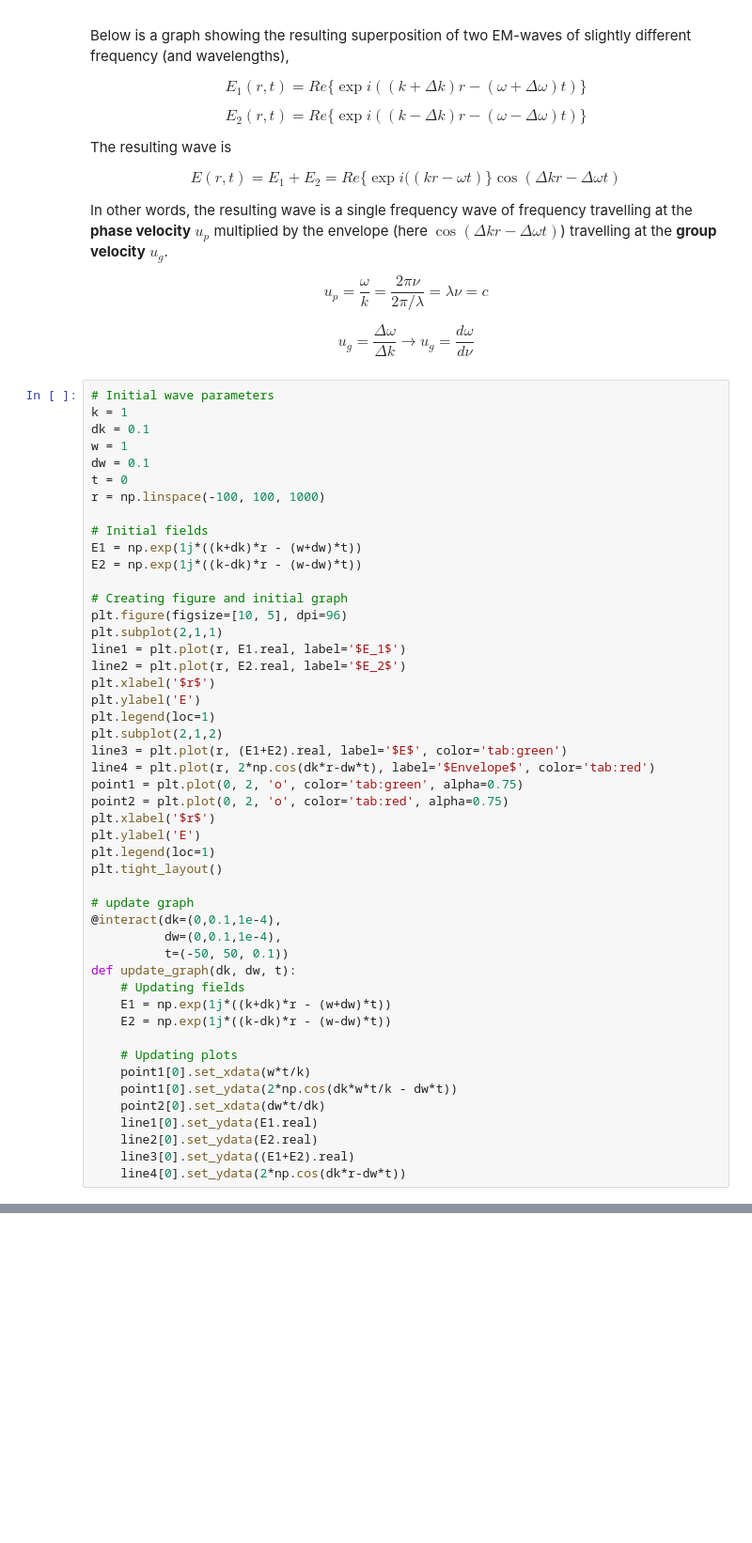
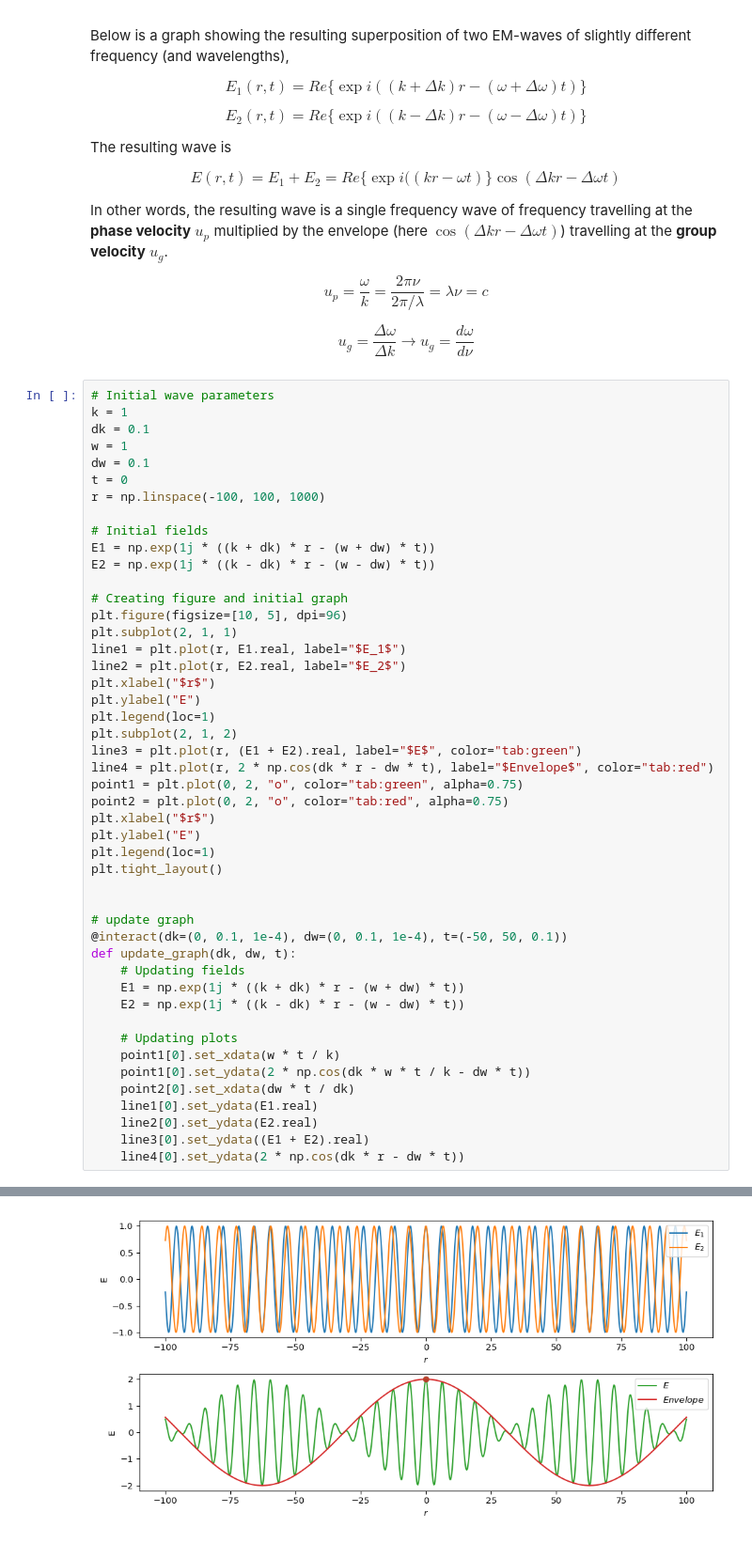
Before and after one commit to mr-sheg/PHS2223, a Jupyter notebook: Demo - waves and interference.ipynb, the cells around one changed output, grey strips where cells are left out. Shown at 94% size. Saved outputs shown, nothing was run; the diff lists cells and outputs as text; blank space fills up the shorter version.

```diff
--- a/Demo - waves and interference.ipynb
+++ b/Demo - waves and interference.ipynb
@@ -85,42 +87,41 @@ t = 0
 r = np.linspace(-100, 100, 1000)
 
 # Initial fields
-E1 = np.exp(1j*((k+dk)*r - (w+dw)*t))
-E2 = np.exp(1j*((k-dk)*r - (w-dw)*t))
+E1 = np.exp(1j * ((k + dk) * r - (w + dw) * t))
+E2 = np.exp(1j * ((k - dk) * r - (w - dw) * t))
 
 # Creating figure and initial graph
 plt.figure(figsize=[10, 5], dpi=96)
-plt.subplot(2,1,1)
-line1 = plt.plot(r, E1.real, label='$E_1$')
-line2 = plt.plot(r, E2.real, label='$E_2$')
-plt.xlabel('$r$')
-plt.ylabel('E')
+plt.subplot(2, 1, 1)
+line1 = plt.plot(r, E1.real, label="$E_1$")
+line2 = plt.plot(r, E2.real, label="$E_2$")
+plt.xlabel("$r$")
+plt.ylabel("E")
 plt.legend(loc=1)
-plt.subplot(2,1,2)
-line3 = plt.plot(r, (E1+E2).real, label='$E$', color='tab:green')
-line4 = plt.plot(r, 2*np.cos(dk*r-dw*t), label='$Envelope$', color='tab:red')
-point1 = plt.plot(0, 2, 'o', color='tab:green', alpha=0.75)
-point2 = plt.plot(0, 2, 'o', color='tab:red', alpha=0.75)
-plt.xlabel('$r$')
-plt.ylabel('E')
+plt.subplot(2, 1, 2)
+line3 = plt.plot(r, (E1 + E2).real, label="$E$", color="tab:green")
+line4 = plt.plot(r, 2 * np.cos(dk * r - dw * t), label="$Envelope$", color="tab:red")
+point1 = plt.plot(0, 2, "o", color="tab:green", alpha=0.75)
+point2 = plt.plot(0, 2, "o", color="tab:red", alpha=0.75)
+plt.xlabel("$r$")
+plt.ylabel("E")
 plt.legend(loc=1)
 plt.tight_layout()
 
+
 # update graph
-@interact(dk=(0,0.1,1e-4),
-          dw=(0,0.1,1e-4),
-          t=(-50, 50, 0.1))
+@interact(dk=(0, 0.1, 1e-4), dw=(0, 0.1, 1e-4), t=(-50, 50, 0.1))
 def update_graph(dk, dw, t):
     # Updating fields
-    E1 = np.exp(1j*((k+dk)*r - (w+dw)*t))
-    E2 = np.exp(1j*((k-dk)*r - (w-dw)*t))
+    E1 = np.exp(1j * ((k + dk) * r - (w + dw) * t))
+    E2 = np.exp(1j * ((k - dk) * r - (w - dw) * t))
 
     # Updating plots
-    point1[0].set_xdata(w*t/k)
-    point1[0].set_ydata(2*np.cos(dk*w*t/k - dw*t))
-    point2[0].set_xdata(dw*t/dk)
+    point1[0].set_xdata(w * t / k)
+    point1[0].set_ydata(2 * np.cos(dk * w * t / k - dw * t))
+    point2[0].set_xdata(dw * t / dk)
     line1[0].set_ydata(E1.real)
     line2[0].set_ydata(E2.real)
-    line3[0].set_ydata((E1+E2).real)
-    line4[0].set_ydata(2*np.cos(dk*r-dw*t))
+    line3[0].set_ydata((E1 + E2).real)
+    line4[0].set_ydata(2 * np.cos(dk * r - dw * t))
 # %% [output]
@@ -129,3 +129,4 @@ interactive(children=(FloatSlider(value=0.05, description='dk', max=0.1, step=0.
+[figure, added]
 # %% [markdown]
 # Wave interference
 
```
Also changed, not shown: parts of 5 cells of this notebook, 7 other files.
